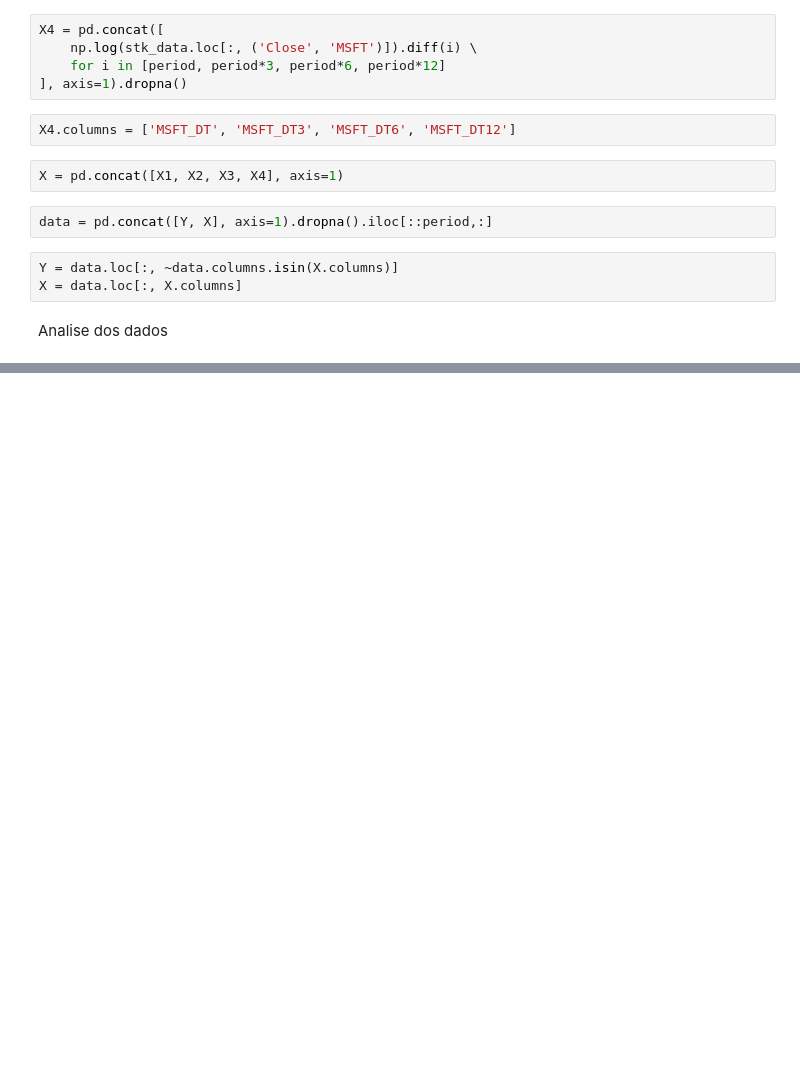
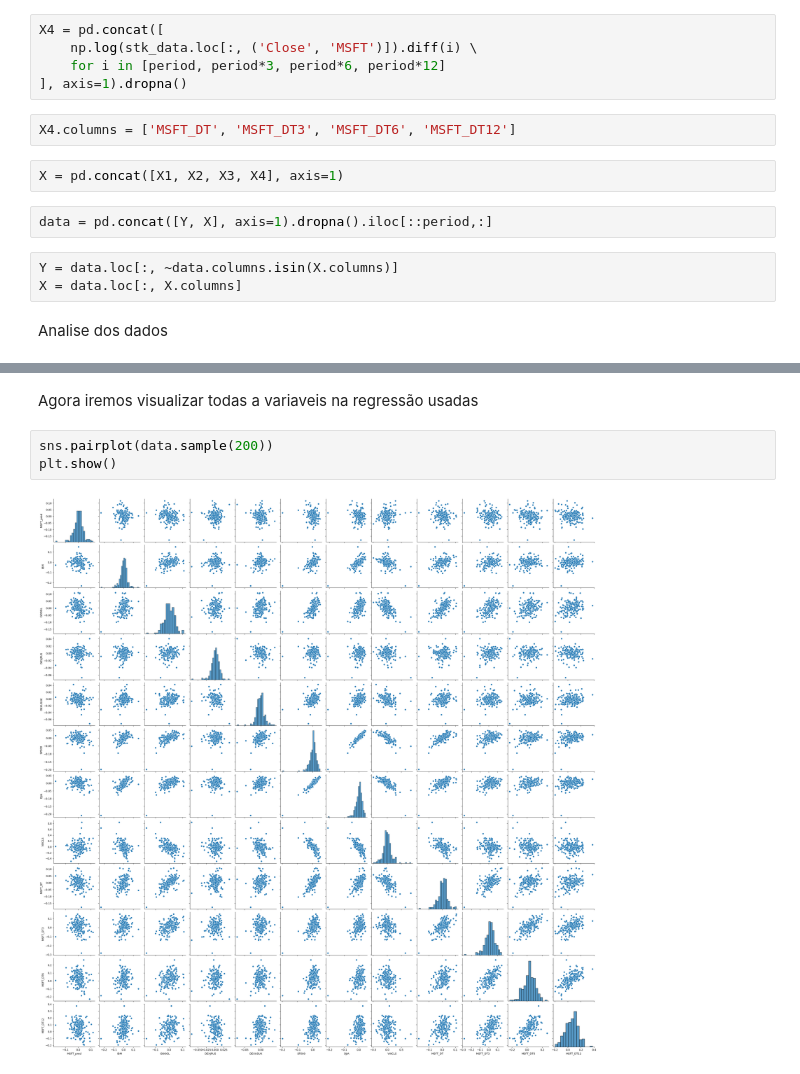
Before and after one commit to kaladabrio2020/livro-blueprints-de-aprendizado-de-maquina-e-cd-para-financas, a Jupyter notebook: parte1-conjectura/capitulo 5 - Aprendizado Supervisionado Regressao/estudo_de_caso_1.ipynb, the cells around one changed output, grey strips where cells are left out. Drawn from its saved outputs; the diff is of its cells as text; blank space fills up the shorter version.

```diff
--- a/parte1-conjectura/capitulo 5 - Aprendizado Supervisionado Regressao/estudo_de_caso_1.ipynb
+++ b/parte1-conjectura/capitulo 5 - Aprendizado Supervisionado Regressao/estudo_de_caso_1.ipynb
@@ -578,0 +157,7 @@ plt.show()
+# %% [markdown]
+Agora iremos visualizar todas a variaveis na regressão usadas
+# %%
+sns.pairplot(data.sample(200))
+plt.show()
+# %% [output]
+[figure, added]
```
Also changed, not shown: parts of 63 cells of this notebook, 3 other files.
